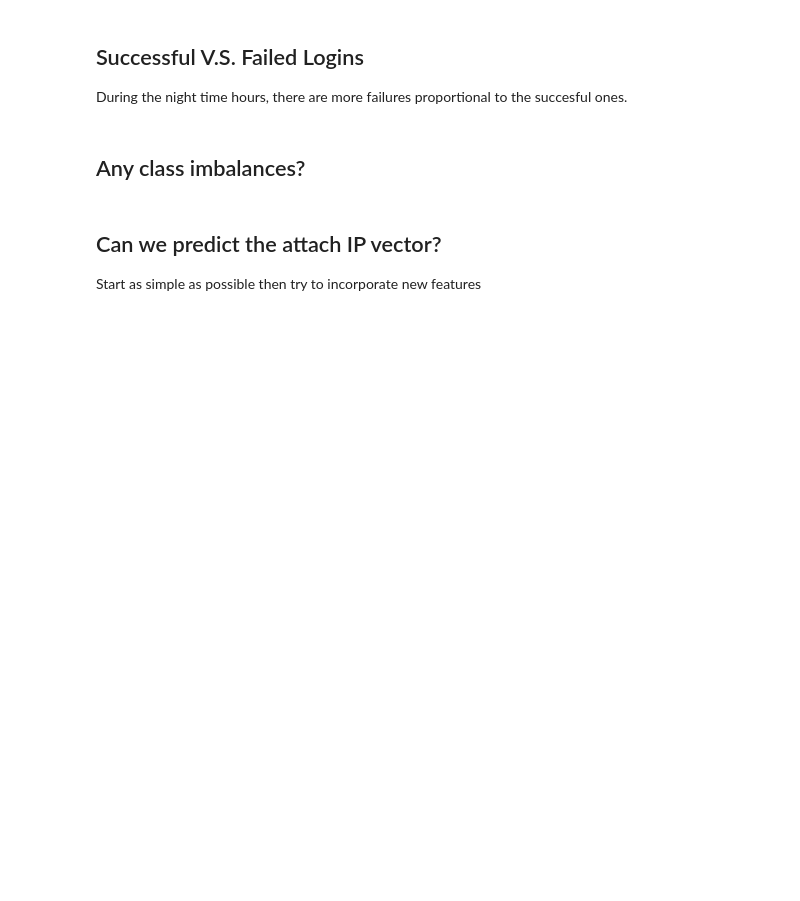
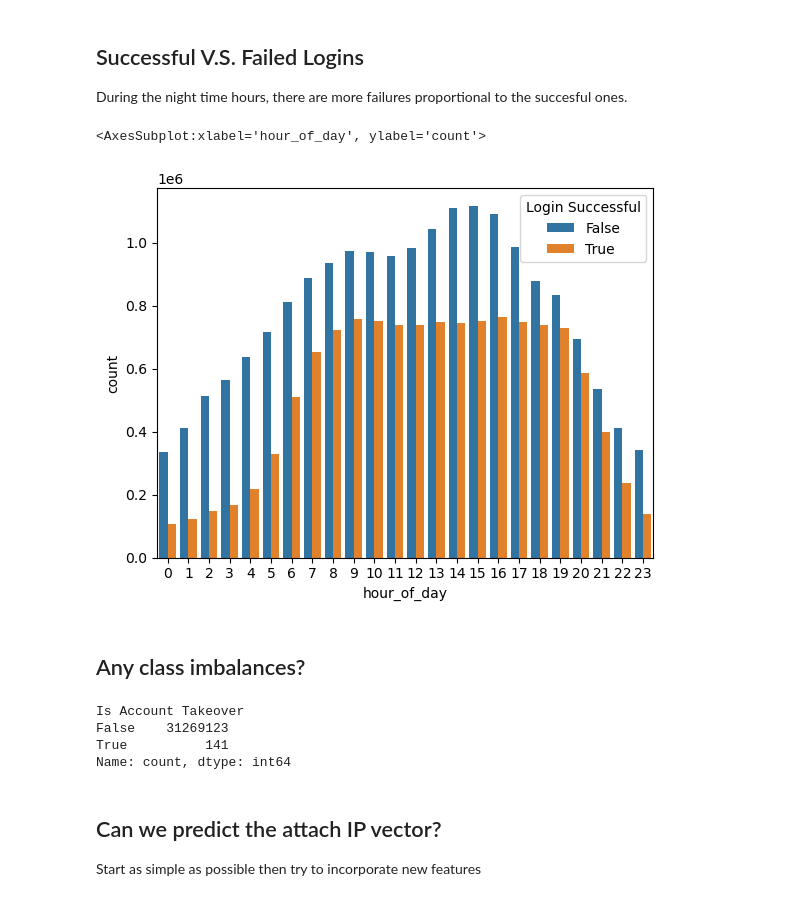
Before and after one commit to nickbookjhu/en625742, a Jupyter notebook: notebooks/exploration.ipynb, the cells around one changed output. Drawn from its saved outputs; the diff is of its cells as text; code cells hidden in the pictures; blank space fills up the shorter version.

```diff
--- a/notebooks/exploration.ipynb
+++ b/notebooks/exploration.ipynb
@@ -35,16 +35,24 @@ Name: count, dtype: int64
 During the night time hours, there are more failures proportional to the succesful ones.
 # %%
 sns.barplot(
-    data=df_logins.reset_index(),
+    data=df_logins.compute().reset_index(),
     x="hour_of_day",
     y="count",
     hue='Login Successful'
 )
+# %% [output]
+<AxesSubplot:xlabel='hour_of_day', ylabel='count'>
+[figure, added]
 # %% [markdown]
 ## Any class imbalances?
 # %%
 df['count'] = 1
-df.groupby(['Is Account Takeover'])['count'].sum()
+df.groupby(['Is Account Takeover'])['count'].sum().compute()
+# %% [output]
+Is Account Takeover
+False    31269123
+True          141
+Name: count, dtype: int64
 # %% [markdown]
 ## Can we predict the attach IP vector?
 
```
Also changed, not shown: parts of 11 cells of this notebook, 3 other files.
